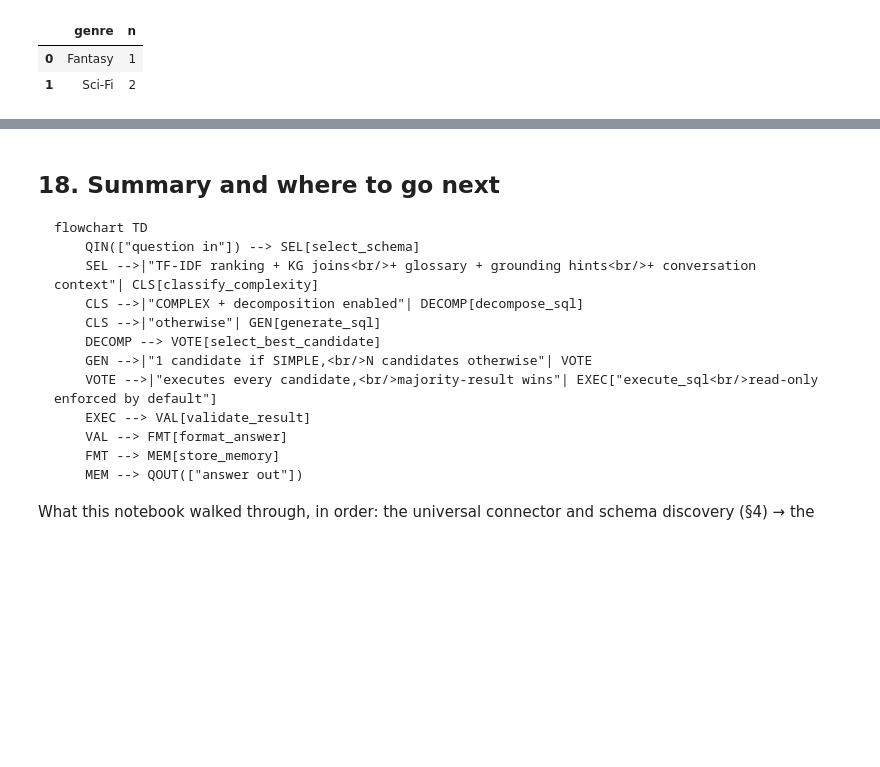
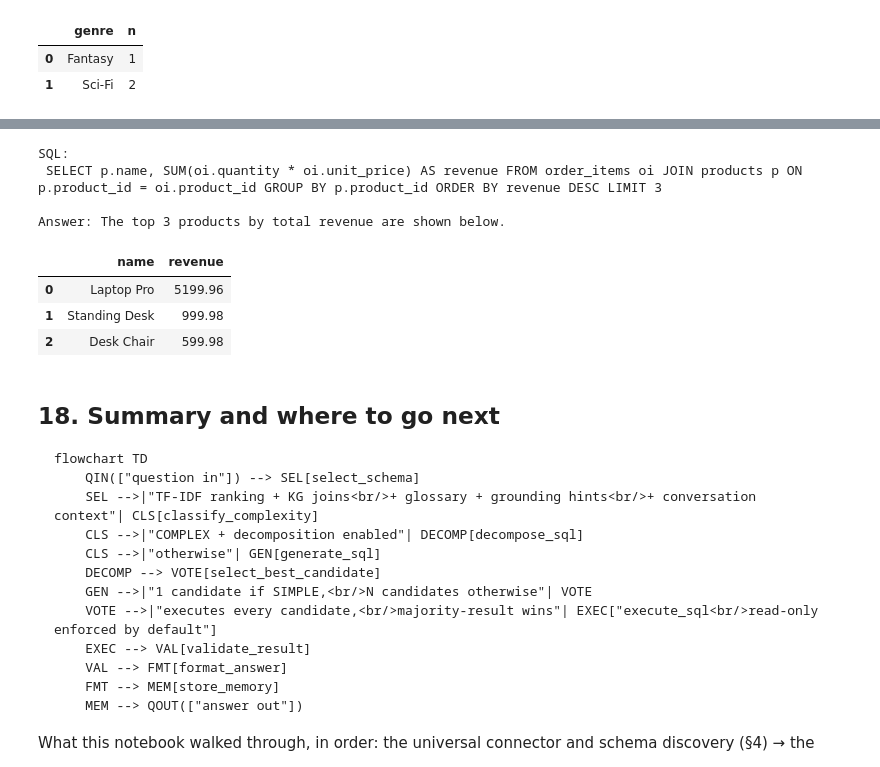
Before and after one commit to subrata-samanta/universal-text2sql, a Jupyter notebook: notebooks/01_end_to_end_walkthrough.ipynb, the cells around one changed output, grey strips where cells are left out. Drawn from its saved outputs; the diff is of its cells as text; code cells hidden in the pictures; blank space fills up the shorter version.

```diff
--- a/notebooks/01_end_to_end_walkthrough.ipynb
+++ b/notebooks/01_end_to_end_walkthrough.ipynb
@@ -1257,3 +1299,37 @@ To try it for real:
+# %%
+if USE_REAL_LLM and not (os.getenv("GROQ_API_KEY") or os.getenv("LLM_PROVIDER")):
+    print("USE_REAL_LLM is True but no provider looks configured (no GROQ_API_KEY /")
+    print("LLM_PROVIDER) -- this cell will likely fail. Either configure a provider")
+    print("(cp .env.example .env) or set USE_REAL_LLM = False in the Setup cell above.")
+    print()
+
+try_your_own_question = "What are the top 3 products by total revenue?"
+
+try_llm = llm_for(
+    "MODERATE",
+    (
+        "SELECT p.name, SUM(oi.quantity * oi.unit_price) AS revenue "
+        "FROM order_items oi JOIN products p ON p.product_id = oi.product_id "
+        "GROUP BY p.product_id ORDER BY revenue DESC LIMIT 3"
+    ),
+    "VALID",
+    "The top 3 products by total revenue are shown below.",
+)
+try_ctx = bootstrap(seed_demo=True, llm=try_llm, enable_metadata_enrichment=False)
+
+try_result = try_ctx.ask(try_your_own_question)
+print("SQL:\n", try_result["generated_sql"])
+print("\nAnswer:", try_result["final_answer"])
+try_result["execution_result"]
+# %% [output]
+SQL:
+ SELECT p.name, SUM(oi.quantity * oi.unit_price) AS revenue FROM order_items oi JOIN products p ON p.product_id = oi.product_id GROUP BY p.product_id ORDER BY revenue DESC LIMIT 3
+
+Answer: The top 3 products by total revenue are shown below.
+|  | name | revenue |
+| 0 | Laptop Pro | 5199.96 |
+| 1 | Standing Desk | 999.98 |
+| 2 | Desk Chair | 599.98 |
 # %% [markdown]
 ## 18. Summary and where to go next
 
```
Also changed, not shown: parts of 13 cells of this notebook.
